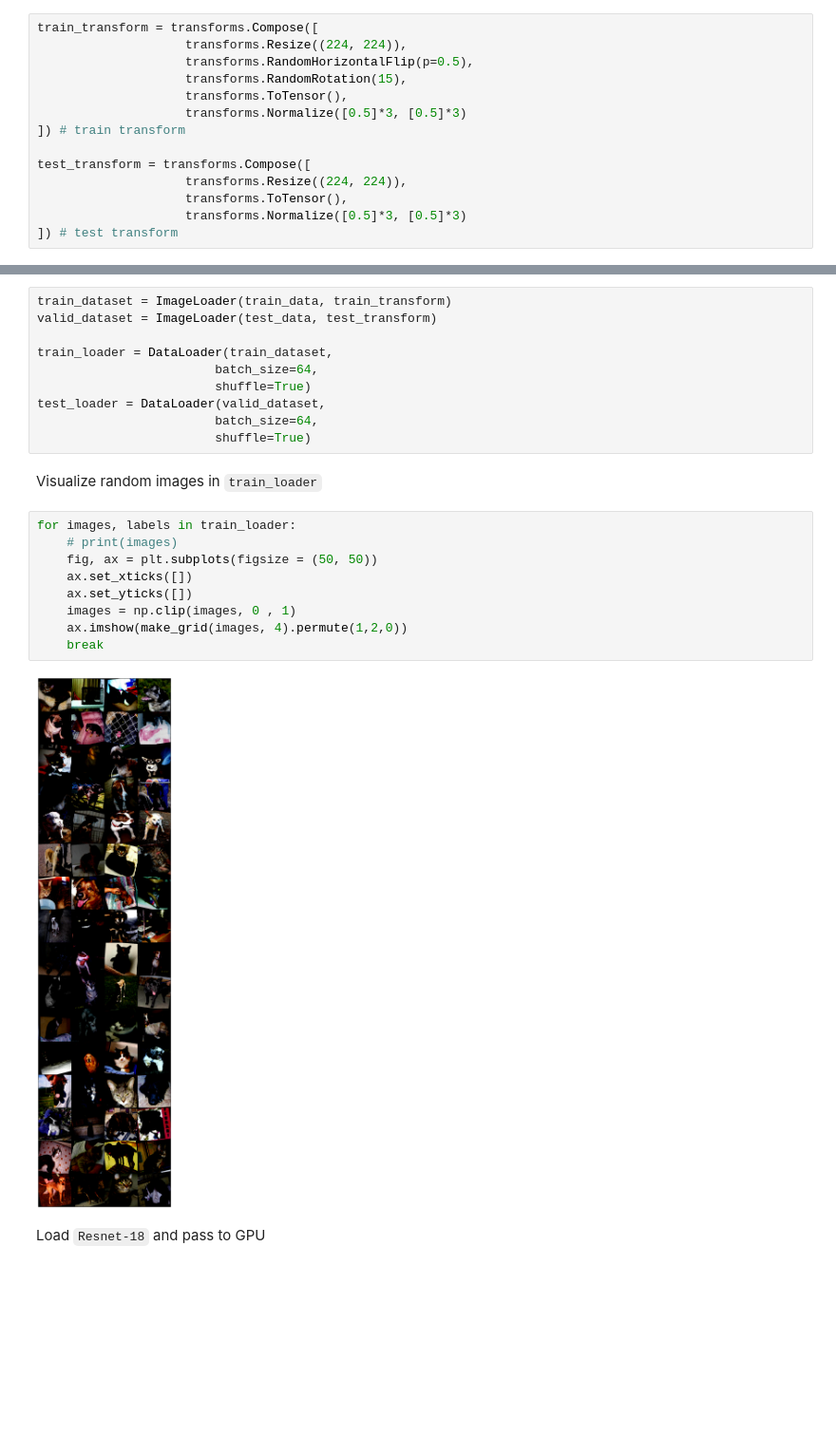
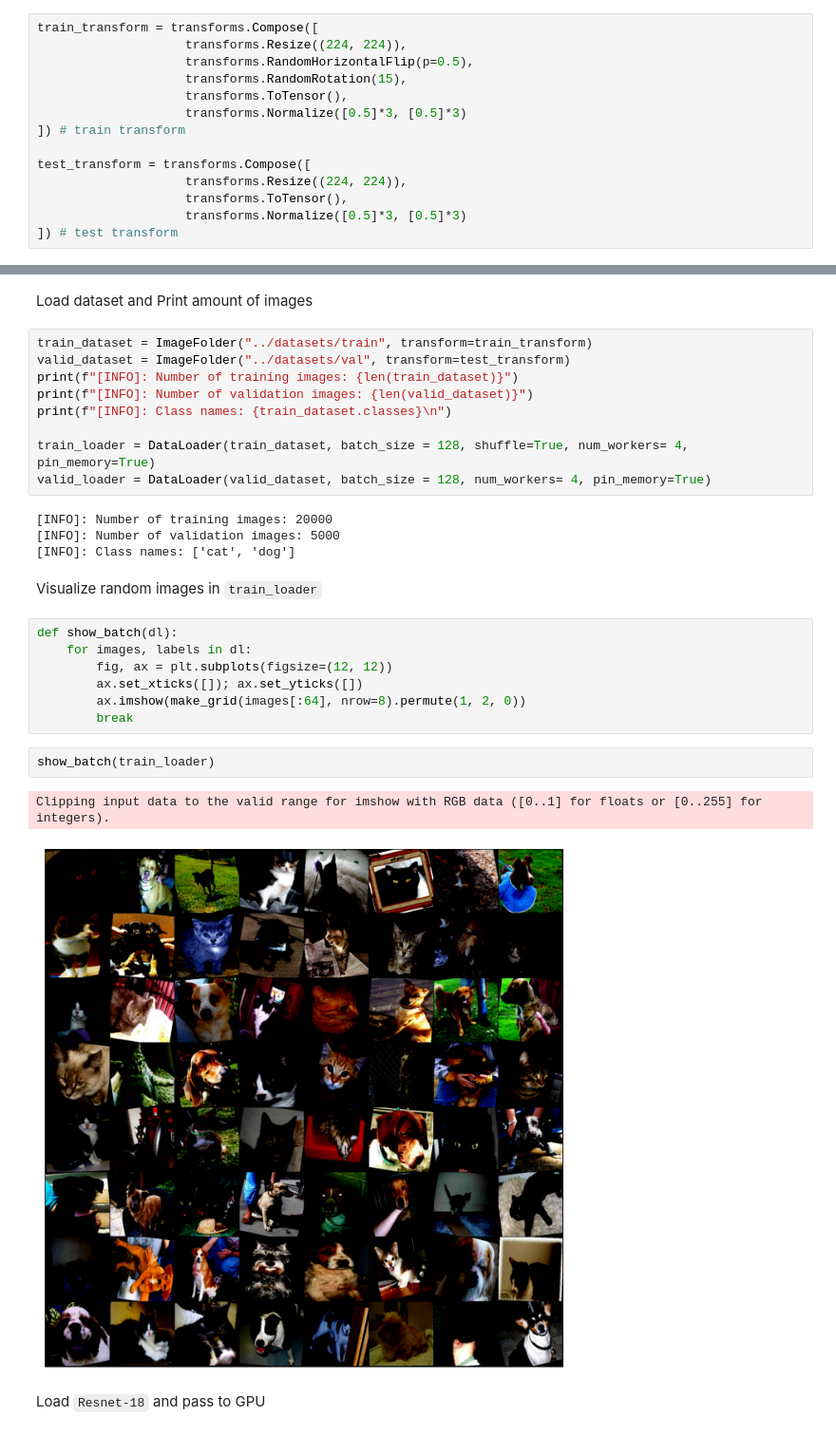
Before and after one commit to Junszz/ai_project, a Jupyter notebook: src/train.ipynb, the cells around one changed output, grey strips where cells are left out. Shown: that part at 95% size. Drawn from its saved outputs; the diff is of its cells as text; blank space fills up the shorter version.

```diff
--- a/src/train.ipynb
+++ b/src/train.ipynb
@@ -94,26 +46,32 @@ class ImageLoader(Dataset):
-# %%
-train_dataset = ImageLoader(train_data, train_transform)
-valid_dataset = ImageLoader(test_data, test_transform)
-
-train_loader = DataLoader(train_dataset,
-                        batch_size=64,
-                        shuffle=True)
-test_loader = DataLoader(valid_dataset,
-                        batch_size=64,
-                        shuffle=True)
+# %% [markdown]
+Load dataset and Print amount of images
+# %%
+train_dataset = ImageFolder("../datasets/train", transform=train_transform)
+valid_dataset = ImageFolder("../datasets/val", transform=test_transform)
+print(f"[INFO]: Number of training images: {len(train_dataset)}")
+print(f"[INFO]: Number of validation images: {len(valid_dataset)}")
+print(f"[INFO]: Class names: {train_dataset.classes}\n")
+
+train_loader = DataLoader(train_dataset, batch_size = 128, shuffle=True, num_workers= 4, pin_memory=True)
+valid_loader = DataLoader(valid_dataset, batch_size = 128, num_workers= 4, pin_memory=True)
+# %% [output]
+[INFO]: Number of training images: 20000
+[INFO]: Number of validation images: 5000
+[INFO]: Class names: ['cat', 'dog']
 # %% [markdown]
 Visualize random images in `train_loader`
 # %%
-for images, labels in train_loader:
-    # print(images)
-    fig, ax = plt.subplots(figsize = (50, 50))
-    ax.set_xticks([])
-    ax.set_yticks([])
-    images = np.clip(images, 0 , 1)
-    ax.imshow(make_grid(images, 4).permute(1,2,0))
-    break
+def show_batch(dl):
+    for images, labels in dl:
+        fig, ax = plt.subplots(figsize=(12, 12))
+        ax.set_xticks([]); ax.set_yticks([])
+        ax.imshow(make_grid(images[:64], nrow=8).permute(1, 2, 0))
+        break
-# %% [output]
-[figure, removed]
+# %%
+show_batch(train_loader)
+# %% [output]
+Clipping input data to the valid range for imshow with RGB data ([0..1] for floats or [0..255] for integers).
+[figure, added]
 # %% [markdown]
 Load `Resnet-18` and pass to GPU
 # %%
```
Also changed, not shown: parts of 13 cells of this notebook.
